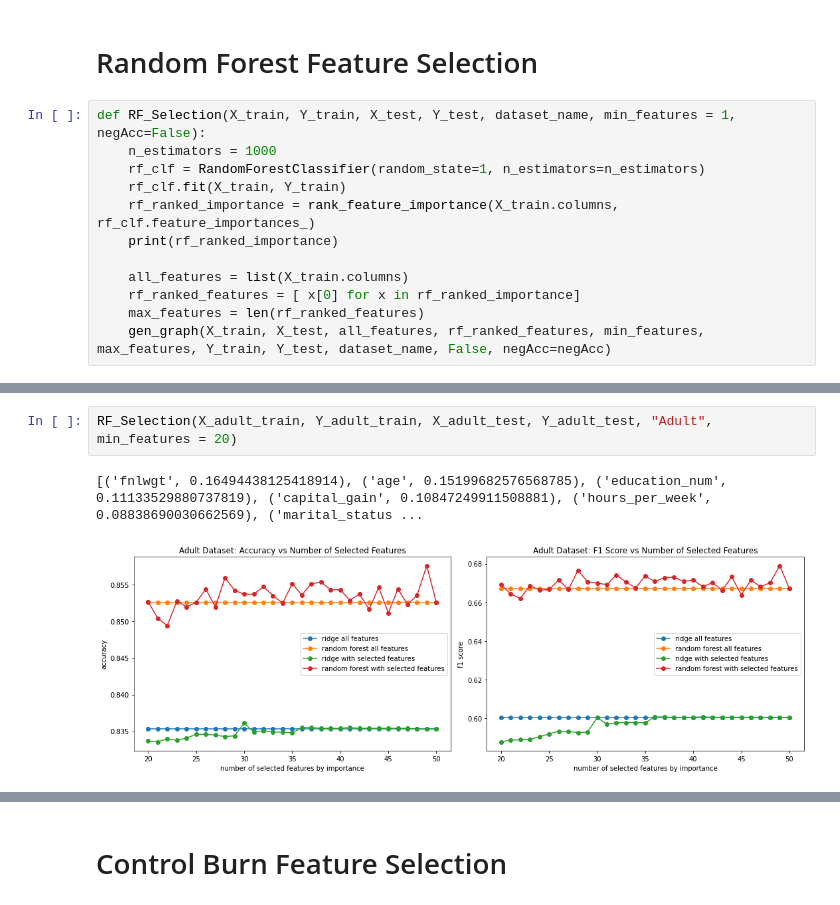
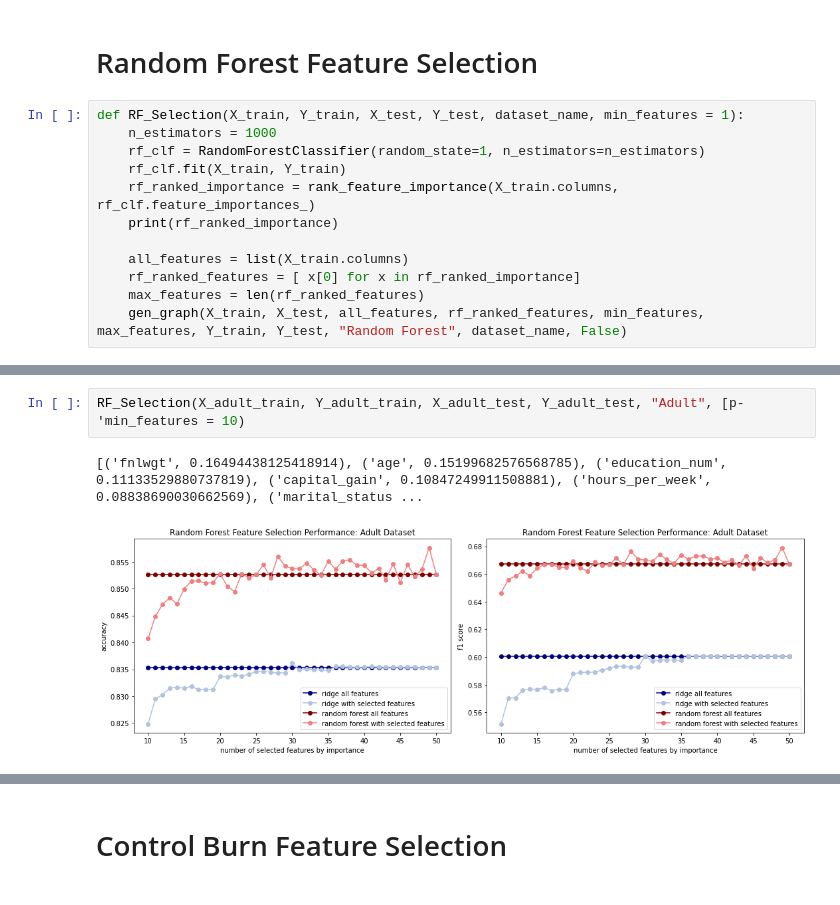
Before and after one commit to win13676/ORIE5741-Project, a Jupyter notebook: pakin_analysis.ipynb, the cells around one changed output, grey strips where cells are left out. Drawn from its saved outputs; the diff is of its cells as text.

Commit message:
corrected graphs

```diff
--- a/pakin_analysis.ipynb
+++ b/pakin_analysis.ipynb
@@ -221,7 +183,7 @@ def select_feature(all_features, feature_filter):
 # %% [markdown]
 # Random Forest Feature Selection
 # %%
-def RF_Selection(X_train, Y_train, X_test, Y_test, dataset_name, min_features = 1, negAcc=False):
+def RF_Selection(X_train, Y_train, X_test, Y_test, dataset_name, min_features = 1):
     n_estimators = 1000
     rf_clf = RandomForestClassifier(random_state=1, n_estimators=n_estimators)
     rf_clf.fit(X_train, Y_train)
@@ -231,7 +193,7 @@ def RF_Selection(X_train, Y_train, X_test, Y_test, dataset_name, min_features =
     all_features = list(X_train.columns)
     rf_ranked_features = [ x[0] for x in rf_ranked_importance]
     max_features = len(rf_ranked_features)
-    gen_graph(X_train, X_test, all_features, rf_ranked_features, min_features, max_features, Y_train, Y_test, dataset_name, False, negAcc=negAcc)
+    gen_graph(X_train, X_test, all_features, rf_ranked_features, min_features, max_features, Y_train, Y_test, "Random Forest", dataset_name, False)
 # %%
 RF_Selection(X_wine_train, Y_wine_train, X_wine_test, Y_wine_test, "Wine")
 # %% [output]
@@ -245,8 +207,8 @@ RF_Selection(X_titanic_train, Y_titanic_train, X_titanic_test, Y_titanic_test, "
 # %%
-RF_Selection(X_adult_train, Y_adult_train, X_adult_test, Y_adult_test, "Adult", min_features = 20)
+RF_Selection(X_adult_train, Y_adult_train, X_adult_test, Y_adult_test, "Adult", [p-'min_features = 10)
 # %% [output]
 [('fnlwgt', 0.16494438125418914), ('age', 0.15199682576568785), ('education_num', 0.11133529880737819), ('capital_gain', 0.10847249911508881), ('hours_per_week', 0.08838690030662569), ('marital_status ...
-[figure, old version]
+[figure, new version]
 # %%
 RF_Selection(X_weatherAUS_train, Y_weatherAUS_train, X_weatherAUS_test, Y_weatherAUS_test, "WeatherAUS", min_features = 10)
 # %% [output]
```
Also changed, not shown: parts of 14 cells of this notebook, 1 other file.
